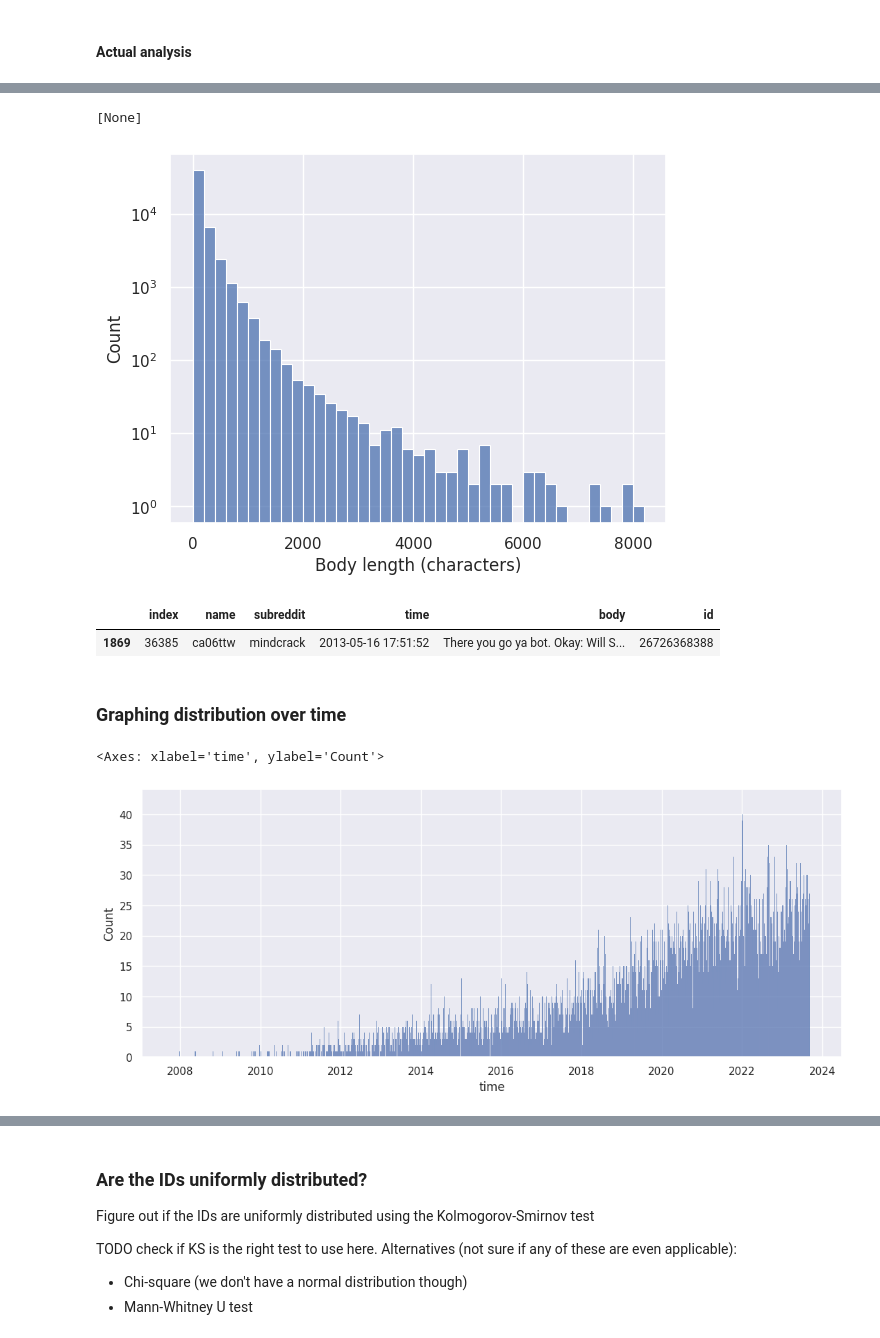
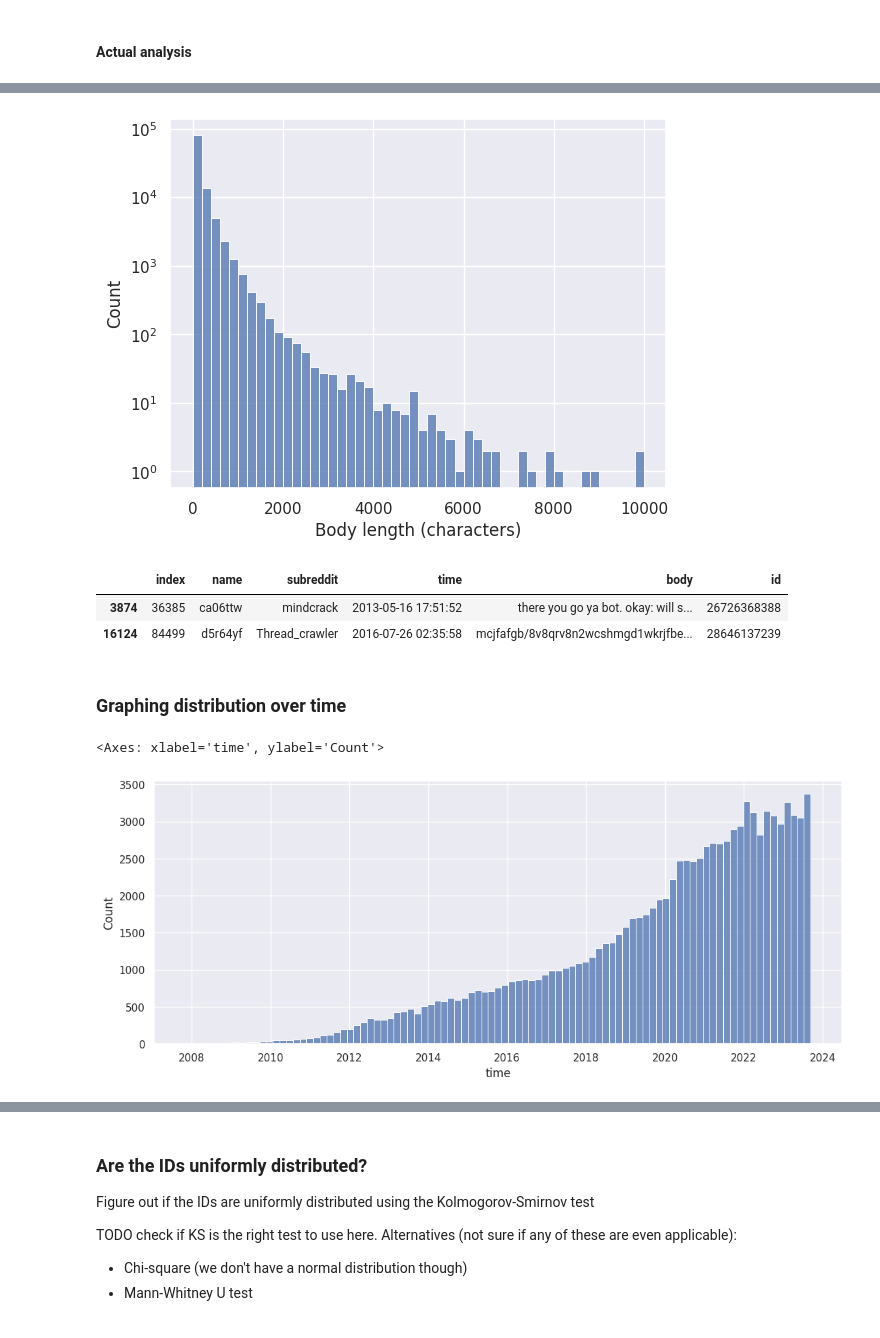
Before and after one commit to gems-cyberlang/cyberlang-learning, a Jupyter notebook: praw-comments-script/praw-playground.ipynb, the cells around one changed output, grey strips where cells are left out. Cells and saved outputs as stored; diff of their text form; code cells hidden in the pictures.

```diff
--- a/praw-comments-script/praw-playground.ipynb
+++ b/praw-comments-script/praw-playground.ipynb
@@ -192,10 +193,10 @@ df = pd.read_csv("sample-all.csv", names=COMMENT_COLS)
 df.drop_duplicates(inplace=True)
 df["body"] = df["body"].map(str)
 df["id"] = df["name"].map(lambda name: int(name, 36))
+df["time"] = df["time"].map(lambda ts: datetime.fromtimestamp(ts))
 
-# Sort dataframe by time/ID for convenience
-df["time"] = df["time"].map(lambda ts: datetime.fromtimestamp(ts))
-df.sort_values(by="time", inplace=True)
+# Sort dataframe by ID/time for convenience
+df.sort_values(by="id", inplace=True)
 df.reset_index(inplace=True)
 
 df
@@ -293,25 +295,26 @@ ax = sns.histplot(
     # log_scale=True
 )
 ax.set(xlabel = "Body length (characters)")
-ax.set(yscale = "log")
+ax.set(yscale = "log");
 # %% [output]
-[None]
-[figure, old version]
+[figure, new version]
 # %%
-df[lengths > 10000]
+df[lengths >= 10000]
 # %% [output]
 |  | index | name | subreddit | time | body | id |
-| 1869 | 36385 | ca06ttw | mindcrack | 2013-05-16 17:51:52 | There you go ya bot. Okay: Will S... | 26726368388 |
+| 3874 | 36385 | ca06ttw | mindcrack | 2013-05-16 17:51:52 | there you go ya bot. okay: will s... | 26726368388 |
+| 16124 | 84499 | d5r64yf | Thread_crawler | 2016-07-26 02:35:58 | mcjfafgb/8v8qrv8n2wcshmgd1wkrjfbe... | 28646137239 |
 # %% [markdown]
 ### Graphing distribution over time
 # %%
 from datetime import timedelta
 
 plt.figure(figsize=(13, 5))
-sns.histplot(data=df, x="time", binwidth=timedelta(days=30))
+# TODO figure out how to get binwidth to work with timedeltas
+sns.histplot(data=df, x="time") #, binwidth=timedelta(days=30))
 # %% [output]
 <Axes: xlabel='time', ylabel='Count'>
-[figure, old version]
+[figure, new version]
 # %%
 # Number of comments by day of year
 plt.figure(figsize=(14, 5))
```
Also changed, not shown: parts of 27 cells of this notebook, 1 other file.
